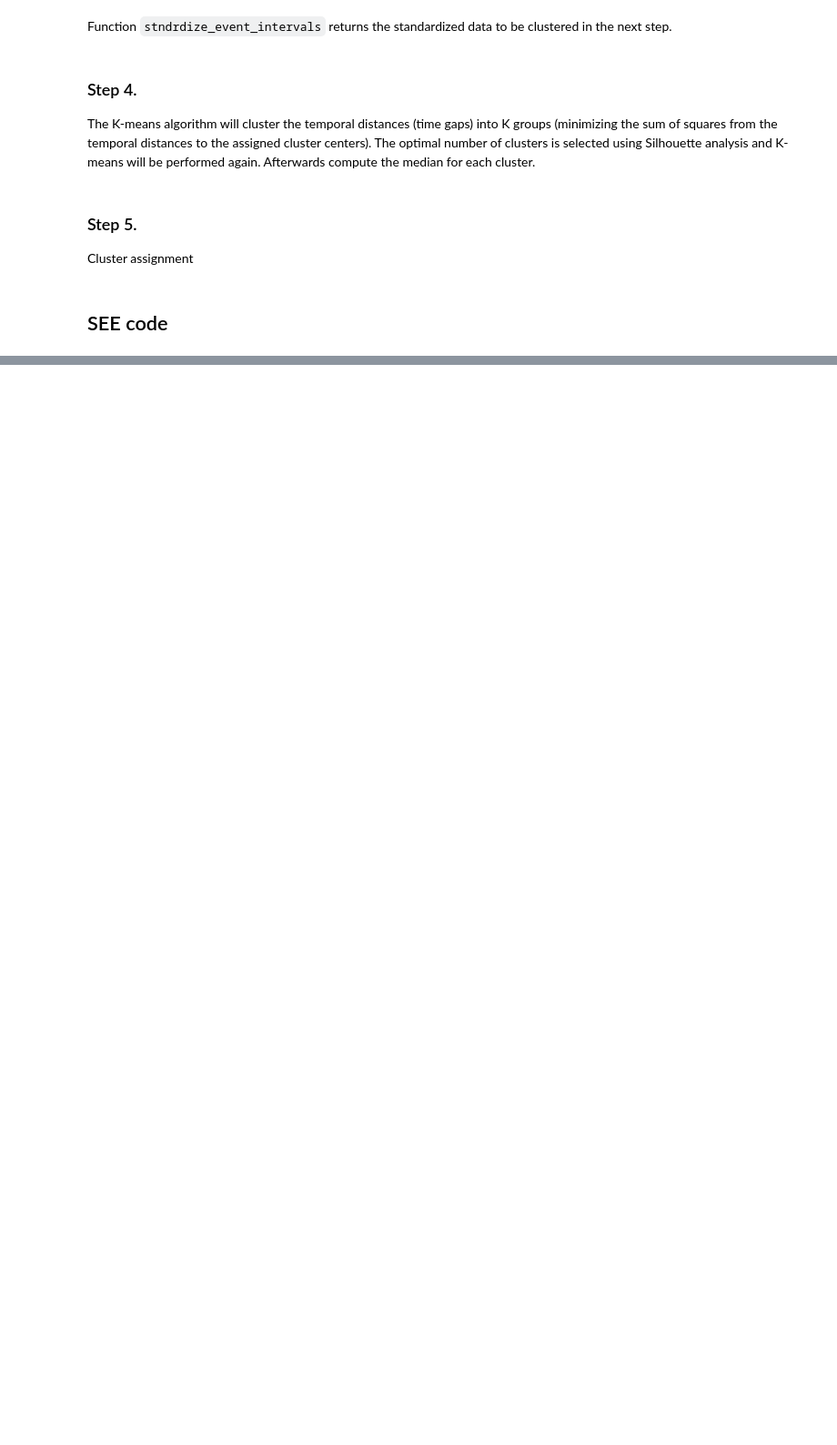
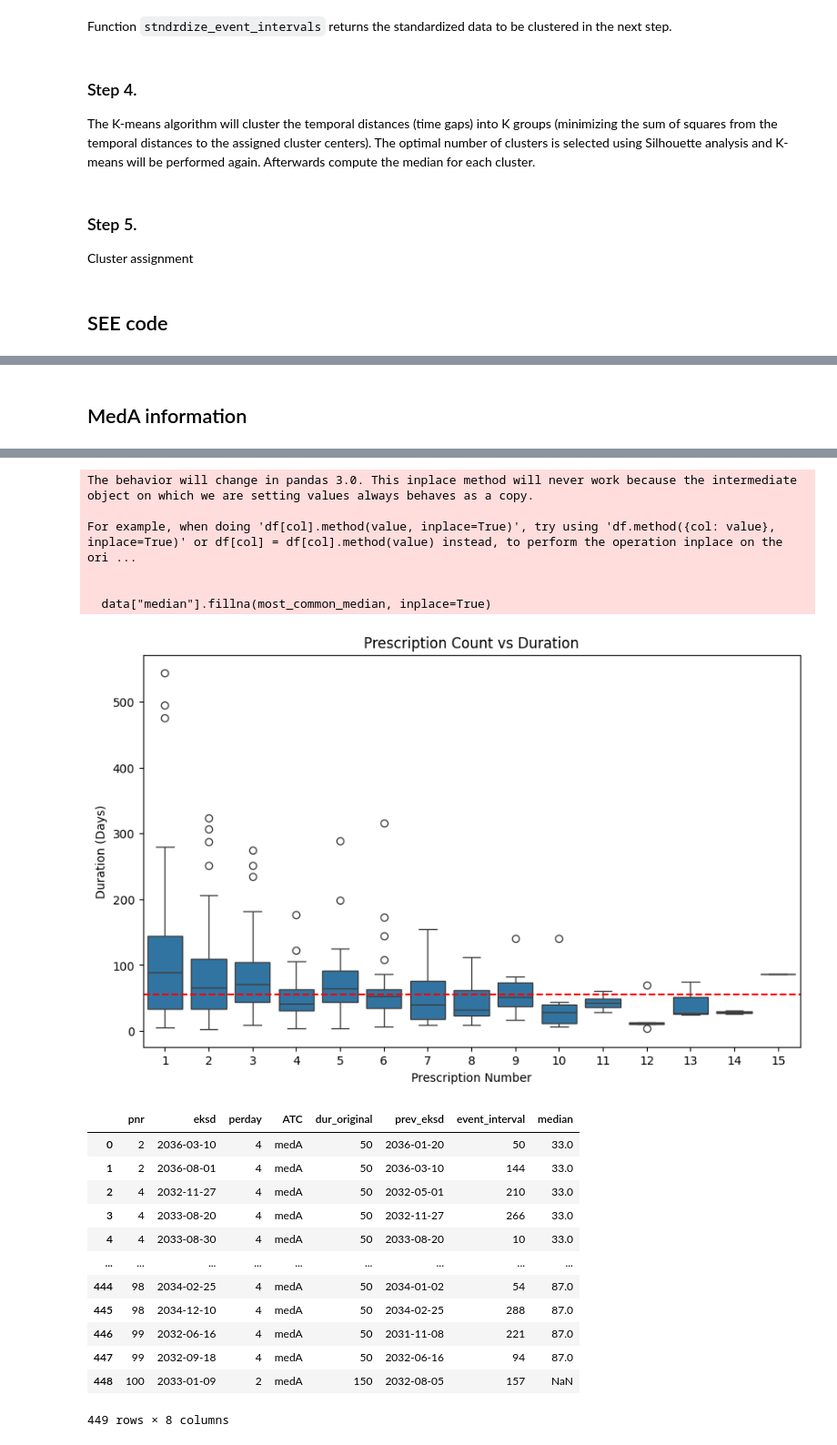
Before and after one commit to ian-sobs/sessa-empirical-estimator, a Jupyter notebook: see.ipynb, the cells around one changed output, grey strips where cells are left out. Shown at 91% size. Drawn from its saved outputs; the diff is of its cells as text; code cells hidden in the pictures; blank space fills up the shorter version.

```diff
--- a/see.ipynb
+++ b/see.ipynb
@@ -307,0 +261,7 @@ For example, when doing 'df[col].method(value, inplace=True)', try using 'df.met
+# %% [markdown]
+## MedA information
+# %%
+medA = SEE("medA")
+see_assumption(medA)
+medA
+# %% [output]
@@ -307,0 +270,20 @@ For example, when doing 'df[col].method(value, inplace=True)', try using 'df.met
+The behavior will change in pandas 3.0. This inplace method will never work because the intermediate object on which we are setting values always behaves as a copy.
+
+For example, when doing 'df[col].method(value, inplace=True)', try using 'df.method({col: value}, inplace=True)' or df[col] = df[col].method(value) instead, to perform the operation inplace on the ori ...
+
+
+  data["median"].fillna(most_common_median, inplace=True)
+[figure, added]
+|  | pnr | eksd | perday | ATC | dur_original | prev_eksd | event_interval | median |
+| 0 | 2 | 2036-03-10 | 4 | medA | 50 | 2036-01-20 | 50 | 33.0 |
+| 1 | 2 | 2036-08-01 | 4 | medA | 50 | 2036-03-10 | 144 | 33.0 |
+| 2 | 4 | 2032-11-27 | 4 | medA | 50 | 2032-05-01 | 210 | 33.0 |
+| 3 | 4 | 2033-08-20 | 4 | medA | 50 | 2032-11-27 | 266 | 33.0 |
+| 4 | 4 | 2033-08-30 | 4 | medA | 50 | 2033-08-20 | 10 | 33.0 |
+| ... | ... | ... | ... | ... | ... | ... | ... | ... |
+| 444 | 98 | 2034-02-25 | 4 | medA | 50 | 2034-01-02 | 54 | 87.0 |
+| 445 | 98 | 2034-12-10 | 4 | medA | 50 | 2034-02-25 | 288 | 87.0 |
+| 446 | 99 | 2032-06-16 | 4 | medA | 50 | 2031-11-08 | 221 | 87.0 |
+| 447 | 99 | 2032-09-18 | 4 | medA | 50 | 2032-06-16 | 94 | 87.0 |
+| 448 | 100 | 2033-01-09 | 2 | medA | 150 | 2032-08-05 | 157 | NaN |
+449 rows × 8 columns
```
Also changed, not shown: parts of 6 cells of this notebook.
